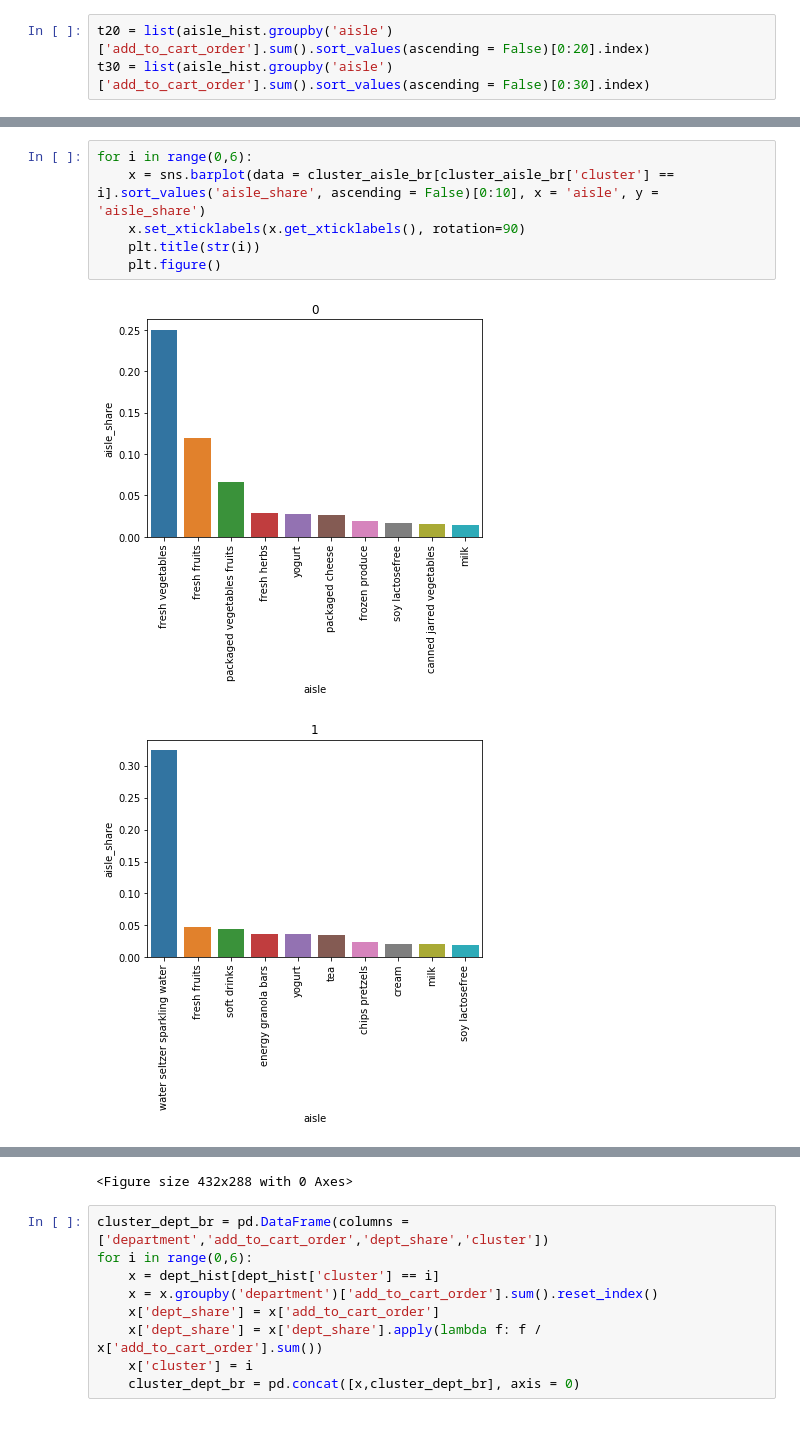
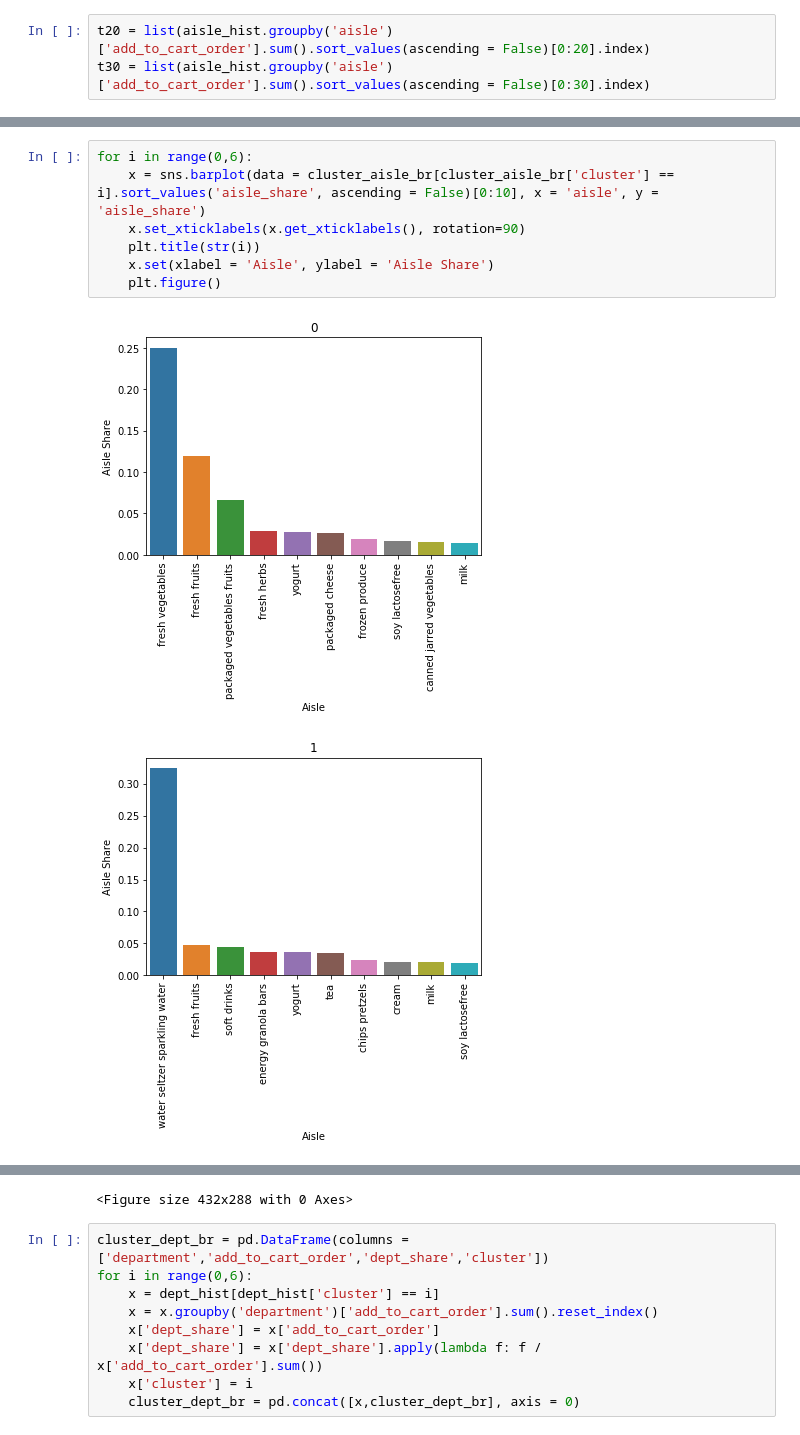
Before and after one commit to ellmanalex/instacart_basket_analysis, a Jupyter notebook: instacart_kmeans_clustering.ipynb, the cells around one changed output, grey strips where cells are left out. Drawn from its saved outputs; the diff is of its cells as text.

```diff
--- a/instacart_kmeans_clustering.ipynb
+++ b/instacart_kmeans_clustering.ipynb
@@ -240,9 +212,10 @@ sns.heatmap(aisle_heat,cmap="YlGnBu")
 # %%
 for i in range(0,6):
     x = sns.barplot(data = cluster_aisle_br[cluster_aisle_br['cluster'] == i].sort_values('aisle_share', ascending = False)[0:10], x = 'aisle', y = 'aisle_share')
     x.set_xticklabels(x.get_xticklabels(), rotation=90)
     plt.title(str(i))
+    x.set(xlabel = 'Aisle', ylabel = 'Aisle Share')
     plt.figure()
 # %% [output]
-[figure, old version]
+[figure, new version]
-[figure, old version]
+[figure, new version]
```
Also changed, not shown: parts of 7 cells of this notebook.
